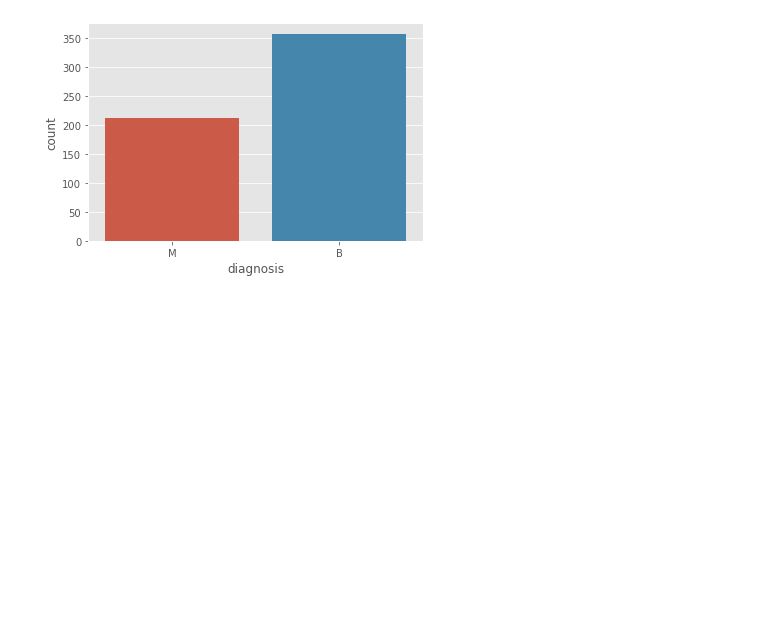
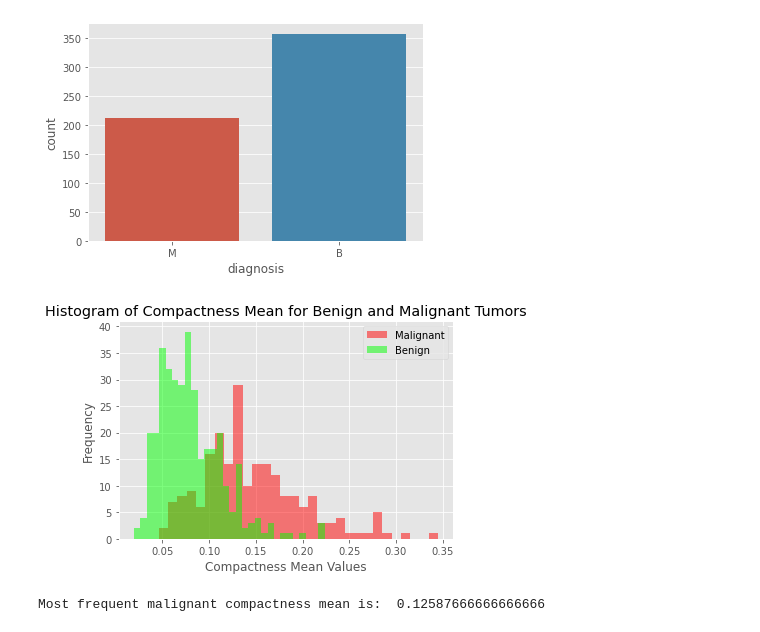
Before and after one commit to Tilda98/Causal_Inference, a Jupyter notebook: notebooks/eda.ipynb, the cells around one changed output. Cells and saved outputs as stored; diff of their text form; code cells hidden in the pictures; blank space fills up the shorter version.

Commit message:
graphs

```diff
--- a/notebooks/eda.ipynb
+++ b/notebooks/eda.ipynb
@@ -83,3 +83,18 @@ print('Number of Malignant : ',M)
 Number of Benign:  357
 Number of Malignant :  212
 [figure]
+# %%
+M = plt.hist(data[data["diagnosis"] == "M"].compactness_mean,bins=30,fc = (1,0,0,0.5),label = "Malignant")
+B = plt.hist(data[data["diagnosis"] == "B"].compactness_mean,bins=30,fc = (0,1,0,0.5),label = "Benign")
+plt.legend()
+plt.xlabel("Compactness Mean Values")
+plt.ylabel("Frequency")
+plt.title("Histogram of Compactness Mean for Benign and Malignant Tumors")
+plt.show()
+frequent_malignant_compactness_mean = M[0].max()
+index_frequent_malignant_compactness_mean = list(M[0]).index(frequent_malignant_compactness_mean)
+most_frequent_malignant_compactness_mean = M[1][index_frequent_malignant_compactness_mean]
+print("Most frequent malignant compactness mean is: ",most_frequent_malignant_compactness_mean)
+# %% [output]
+[figure, added]
+Most frequent malignant compactness mean is:  0.12587666666666666
```
Also changed, not shown: parts of 1 cell of this notebook.
